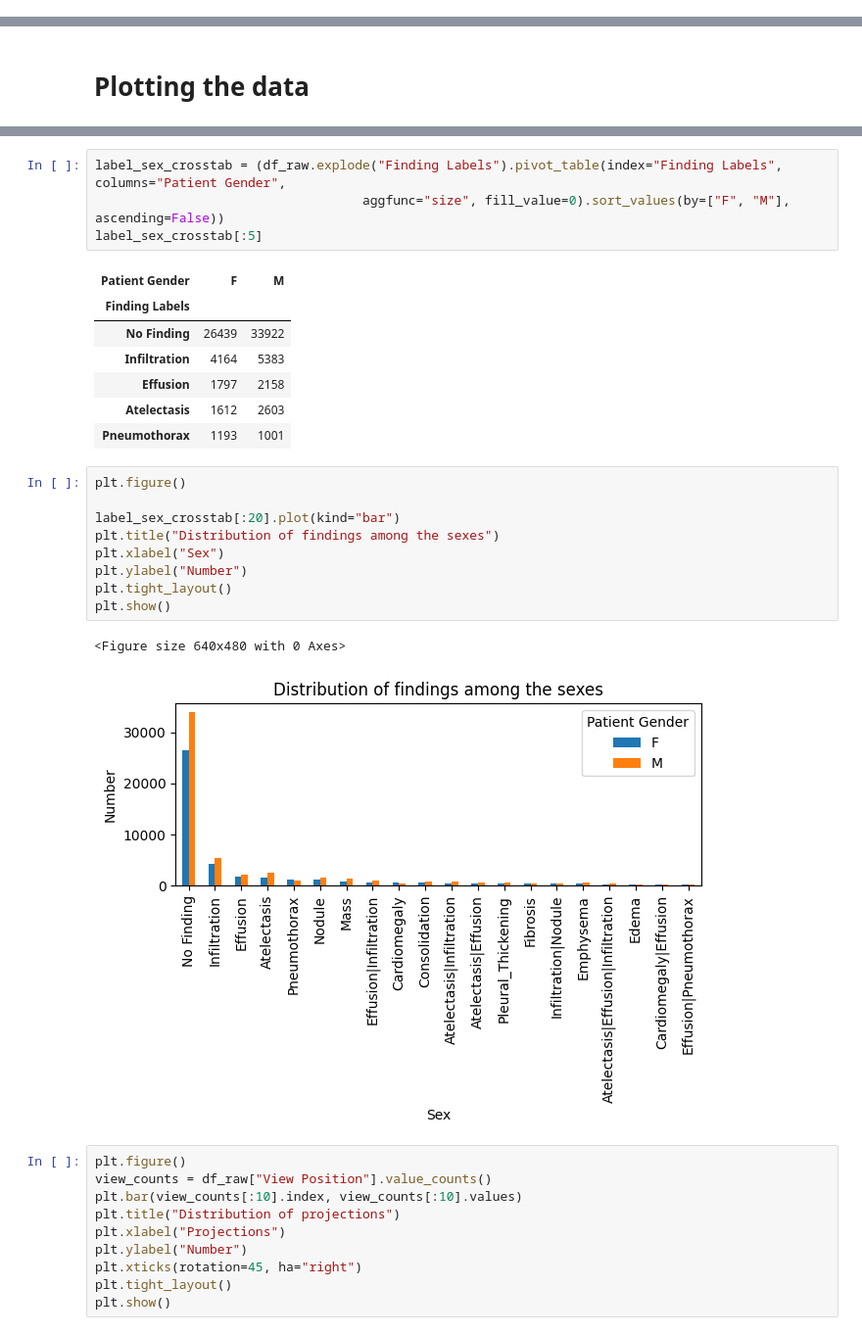
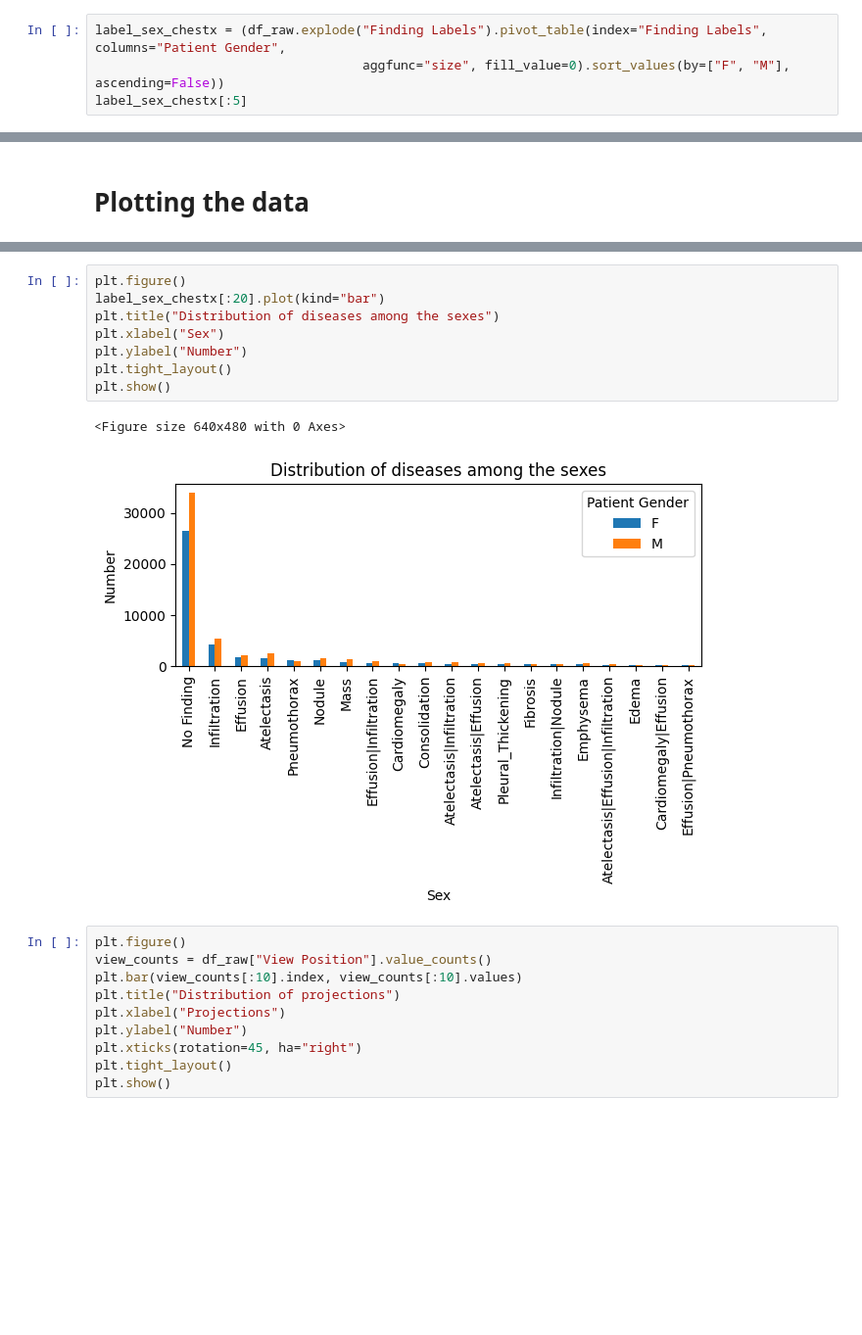
Before and after one commit to nikodice4/MedCLIP_shortcuts, a Jupyter notebook: notebooks/eda_pre.ipynb, the cells around one changed output, grey strips where cells are left out. Shown at 98% size. Drawn from its saved outputs; the diff is of its cells as text; blank space fills up the shorter version.

```diff
--- a/notebooks/eda_pre.ipynb
+++ b/notebooks/eda_pre.ipynb
@@ -132,3 +129,7 @@ Edema                                  628
 Cardiomegaly|Effusion                  484
 Consolidation|Infiltration             441
 Name: count, dtype: int64
+# %%
+label_sex_chestx = (df_raw.explode("Finding Labels").pivot_table(index="Finding Labels", columns="Patient Gender",
+                                   aggfunc="size", fill_value=0).sort_values(by=["F", "M"], ascending=False))
+label_sex_chestx[:5]
@@ -149,27 +158,14 @@ plt.show()
-# %%
-label_sex_crosstab = (df_raw.explode("Finding Labels").pivot_table(index="Finding Labels", columns="Patient Gender",
-                                   aggfunc="size", fill_value=0).sort_values(by=["F", "M"], ascending=False))
-label_sex_crosstab[:5]
-# %% [output]
-| Patient Gender | F | M |
-| Finding Labels |  |  |
-| No Finding | 26439 | 33922 |
-| Infiltration | 4164 | 5383 |
-| Effusion | 1797 | 2158 |
-| Atelectasis | 1612 | 2603 |
-| Pneumothorax | 1193 | 1001 |
 # %%
 plt.figure()
-
-label_sex_crosstab[:20].plot(kind="bar")
-plt.title("Distribution of findings among the sexes")
+label_sex_chestx[:20].plot(kind="bar")
+plt.title("Distribution of diseases among the sexes")
 plt.xlabel("Sex")
 plt.ylabel("Number")
 plt.tight_layout()
 plt.show()
 # %% [output]
 <Figure size 640x480 with 0 Axes>
-[figure, old version]
+[figure, new version]
 # %%
 plt.figure()
 view_counts = df_raw["View Position"].value_counts()
```
Also changed, not shown: parts of 81 cells of this notebook, 7 other files.
